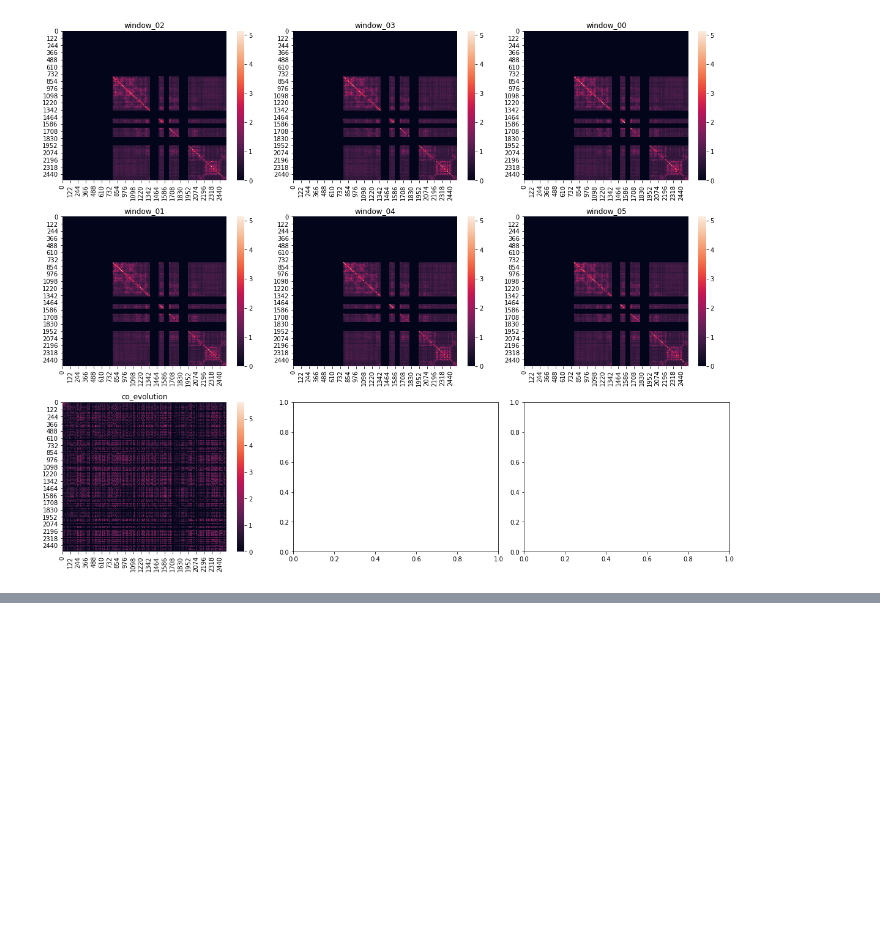
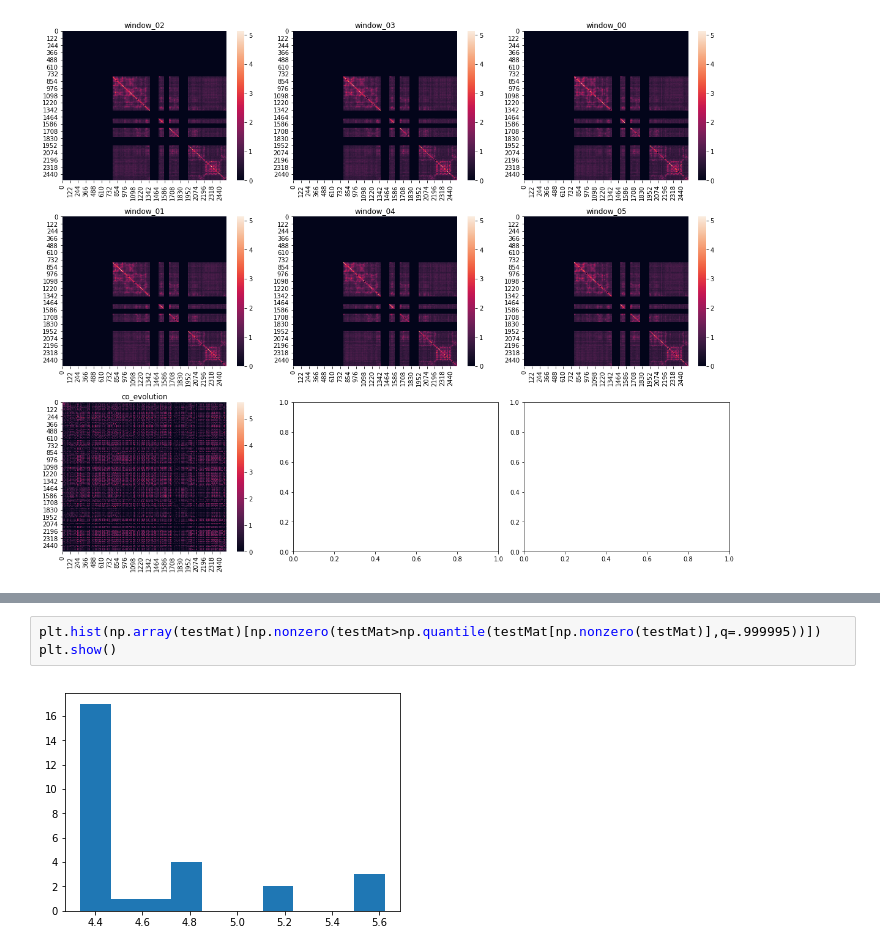
Before and after one commit to wesleymsmith/Piezo_Coevolution_vs_Dynamical_Network, a Jupyter notebook: Analyze_Matrix_Data.ipynb, the cells around one changed output, grey strips where cells are left out. Drawn from its saved outputs; the diff is of its cells as text; blank space fills up the shorter version.

```diff
--- a/Analyze_Matrix_Data.ipynb
+++ b/Analyze_Matrix_Data.ipynb
@@ -413,0 +433,5 @@ window_02
+# %%
+plt.hist(np.array(testMat)[np.nonzero(testMat>np.quantile(testMat[np.nonzero(testMat)],q=.999995))])
+plt.show()
+# %% [output]
+[figure, added]
```
Also changed, not shown: parts of 15 cells of this notebook.
